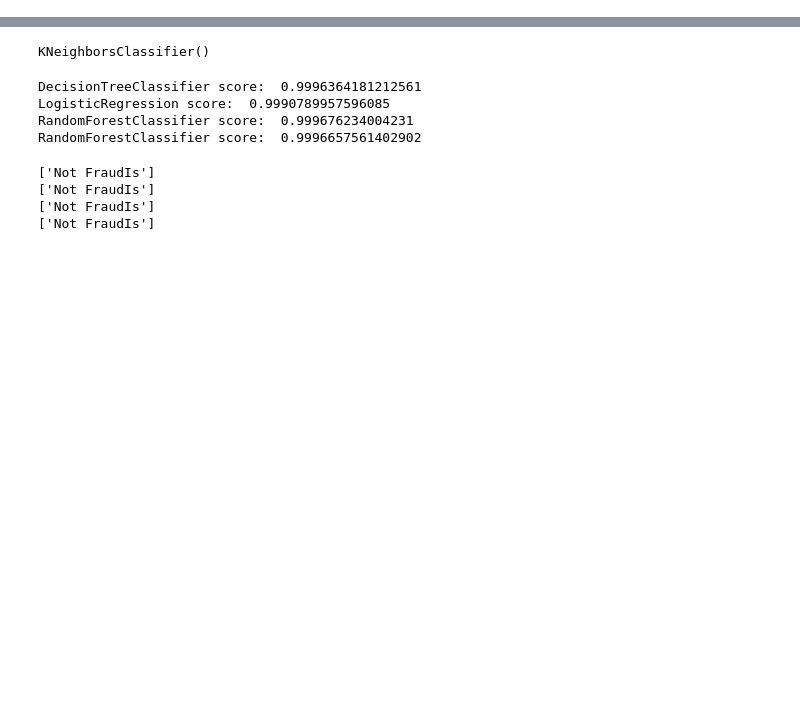
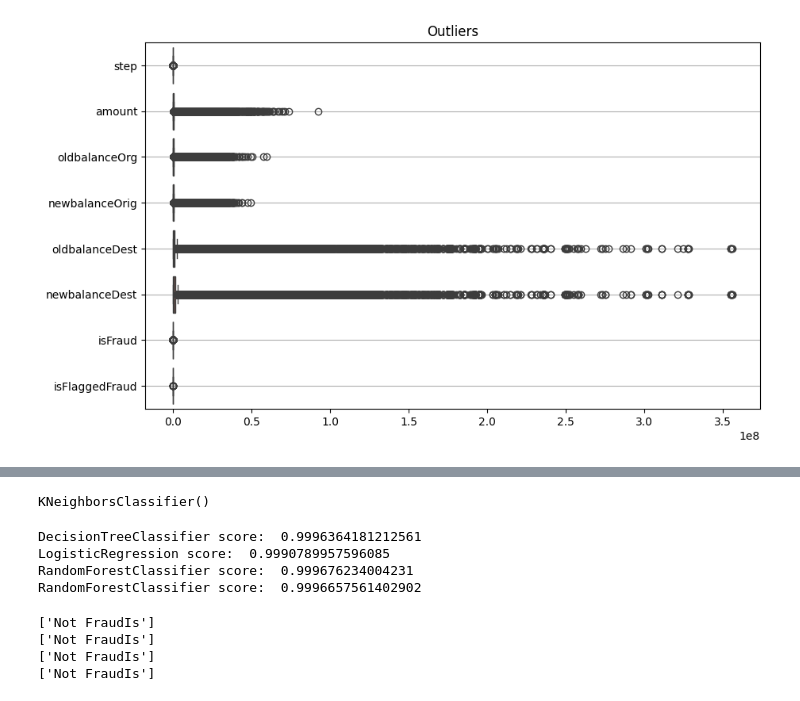
Before and after one commit to Abdullah1423/ML_fraud_Detection, a Jupyter notebook: fraud_Detection.ipynb, the cells around one changed output, grey strips where cells are left out. Cells and saved outputs as stored; diff of their text form; code cells hidden in the pictures; blank space fills up the shorter version.

```diff
--- a/fraud_Detection.ipynb
+++ b/fraud_Detection.ipynb
@@ -149,0 +35,2 @@ plt.show()
+# %%
+DB_Original = pd.read_csv("Data/Online_Fraud.csv") #read the data srt and save it to a var
@@ -149,0 +158,8 @@ plt.show()
+# %%
+plt.figure(figsize=(10, 6))
+sns.boxplot(data=DB_Original, orient='h') # horizontal
+plt.title('Outliers')
+plt.grid(axis='y')
+plt.show()
+# %% [output]
+[figure, added]
```
Also changed, not shown: parts of 37 cells of this notebook.
